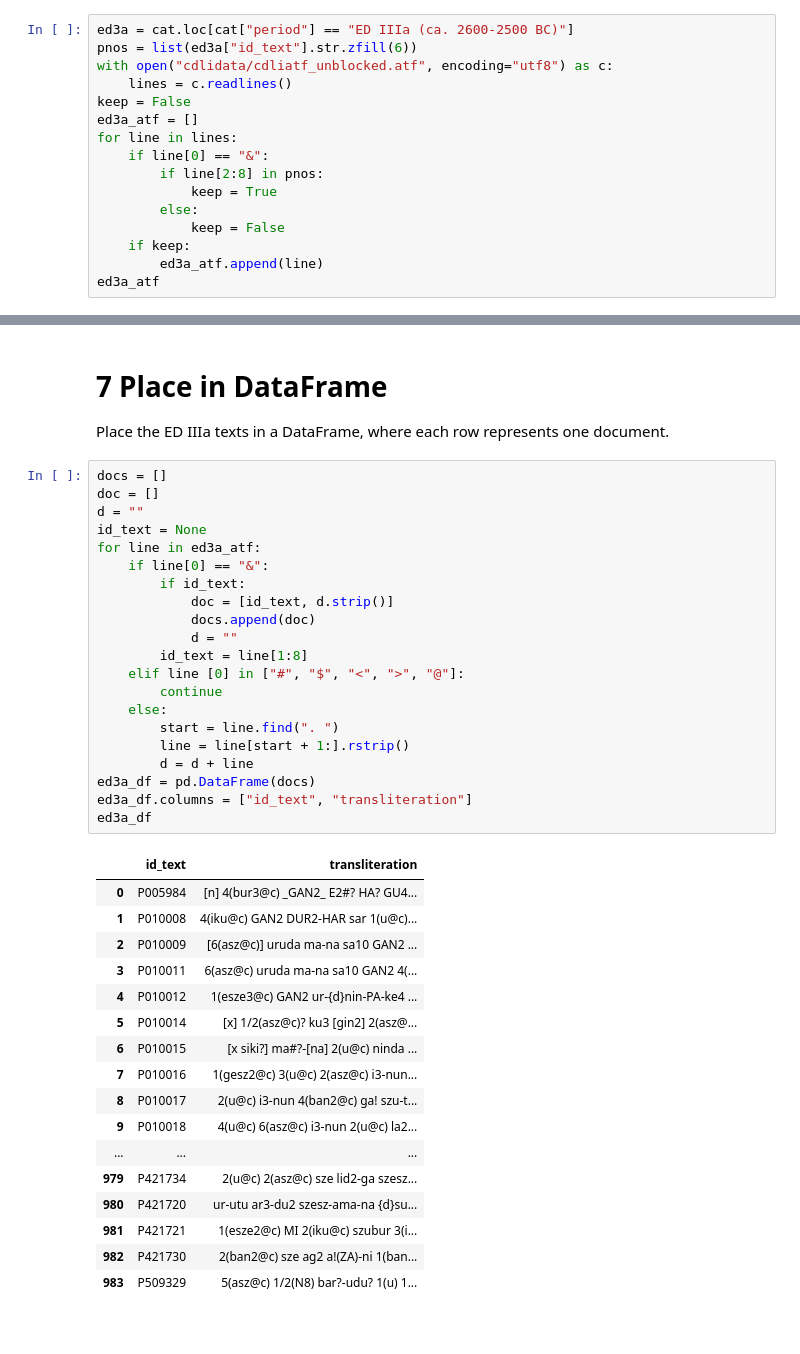
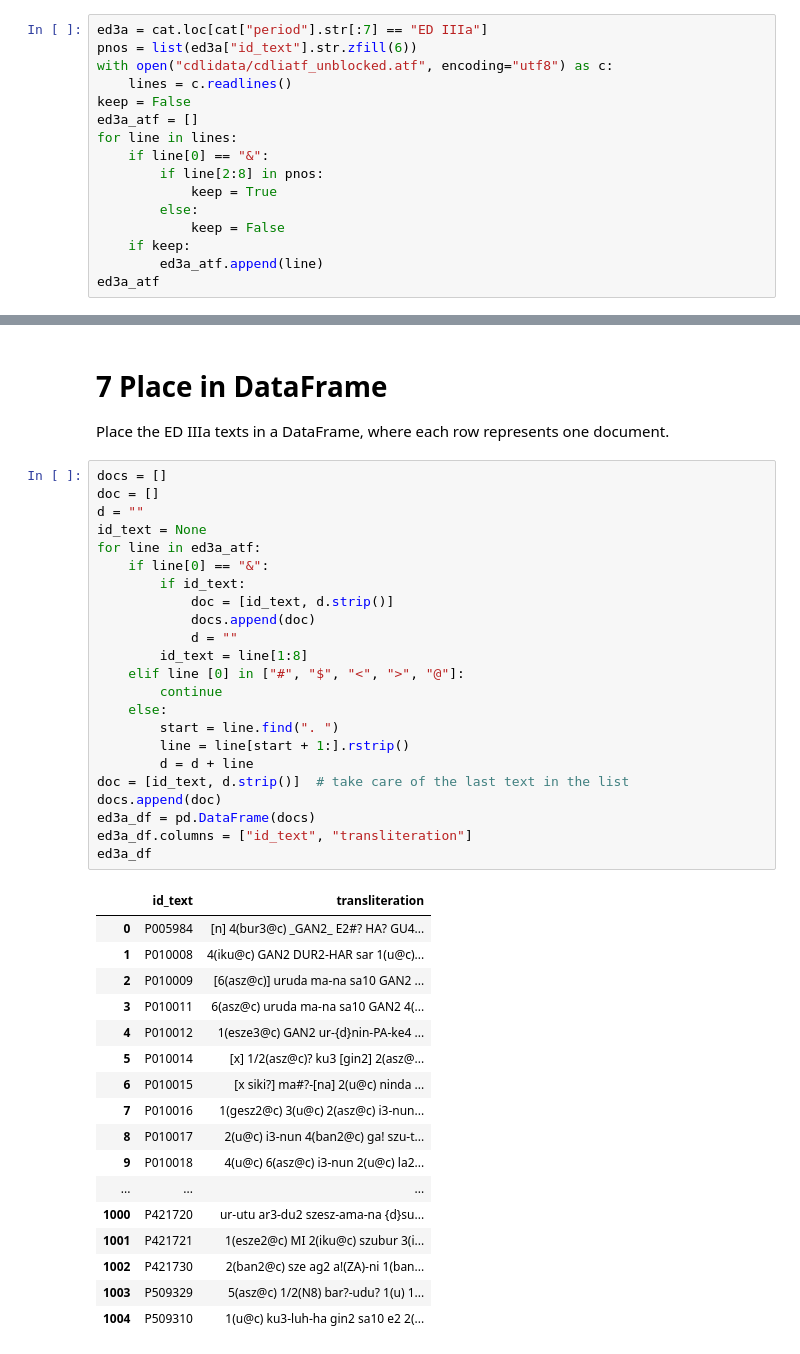
Before and after one commit to niekveldhuis/compass, a Jupyter notebook: 2_3_Data_Acquisition_CDLI/2_3_Data_Acquisition_CDLI.ipynb, the cells around one changed output, grey strips where cells are left out. Saved outputs shown, nothing was run; the diff lists cells and outputs as text.

```diff
--- a/2_3_Data_Acquisition_CDLI/2_3_Data_Acquisition_CDLI.ipynb
+++ b/2_3_Data_Acquisition_CDLI/2_3_Data_Acquisition_CDLI.ipynb
@@ -111,7 +116,7 @@ cat
 # 6 Use Catalog to Select Transliterations
 In the example code in the following cell the catalog is used to select from the transliteration file all texts from the Early Dynastic IIIa period.
 # %%
-ed3a = cat.loc[cat["period"] == "ED IIIa (ca. 2600-2500 BC)"]
+ed3a = cat.loc[cat["period"].str[:7] == "ED IIIa"]
 pnos = list(ed3a["id_text"].str.zfill(6))
 with open("cdlidata/cdliatf_unblocked.atf", encoding="utf8") as c:
     lines = c.readlines()
@@ -154,35 +159,37 @@ d = ""
 id_text = None
 for line in ed3a_atf:
     if line[0] == "&":
         if id_text:
             doc = [id_text, d.strip()]
             docs.append(doc)
             d = ""
         id_text = line[1:8]
     elif line [0] in ["#", "$", "<", ">", "@"]:
         continue
     else:
         start = line.find(". ")
         line = line[start + 1:].rstrip()
         d = d + line
+doc = [id_text, d.strip()]  # take care of the last text in the list
+docs.append(doc)
 ed3a_df = pd.DataFrame(docs)
 ed3a_df.columns = ["id_text", "transliteration"]
 ed3a_df
 # %% [output]
 |  | id_text | transliteration |
 | 0 | P005984 | [n] 4(bur3@c) _GAN2_ E2#? HA? GU4... |
 | 1 | P010008 | 4(iku@c) GAN2 DUR2-HAR sar 1(u@c)... |
 | 2 | P010009 | [6(asz@c)] uruda ma-na sa10 GAN2 ... |
 | 3 | P010011 | 6(asz@c) uruda ma-na sa10 GAN2 4(... |
 | 4 | P010012 | 1(esze3@c) GAN2 ur-{d}nin-PA-ke4 ... |
 | 5 | P010014 | [x] 1/2(asz@c)? ku3 [gin2] 2(asz@... |
 | 6 | P010015 | [x siki?] ma#?-[na] 2(u@c) ninda ... |
 | 7 | P010016 | 1(gesz2@c) 3(u@c) 2(asz@c) i3-nun... |
 | 8 | P010017 | 2(u@c) i3-nun 4(ban2@c) ga! szu-t... |
 | 9 | P010018 | 4(u@c) 6(asz@c) i3-nun 2(u@c) la2... |
 | ... | ... | ... |
-| 979 | P421734 | 2(u@c) 2(asz@c) sze lid2-ga szesz... |
-| 980 | P421720 | ur-utu ar3-du2 szesz-ama-na {d}su... |
-| 981 | P421721 | 1(esze2@c) MI 2(iku@c) szubur 3(i... |
-| 982 | P421730 | 2(ban2@c) sze ag2 a!(ZA)-ni 1(ban... |
-| 983 | P509329 | 5(asz@c) 1/2(N8) bar?-udu? 1(u) 1... |
+| 1000 | P421720 | ur-utu ar3-du2 szesz-ama-na {d}su... |
+| 1001 | P421721 | 1(esze2@c) MI 2(iku@c) szubur 3(i... |
+| 1002 | P421730 | 2(ban2@c) sze ag2 a!(ZA)-ni 1(ban... |
+| 1003 | P509329 | 5(asz@c) 1/2(N8) bar?-udu? 1(u) 1... |
+| 1004 | P509310 | 1(u@c) ku3-luh-ha gin2 sa10 e2 2(... |
```
Also changed, not shown: parts of 12 cells of this notebook, 1 other file.
